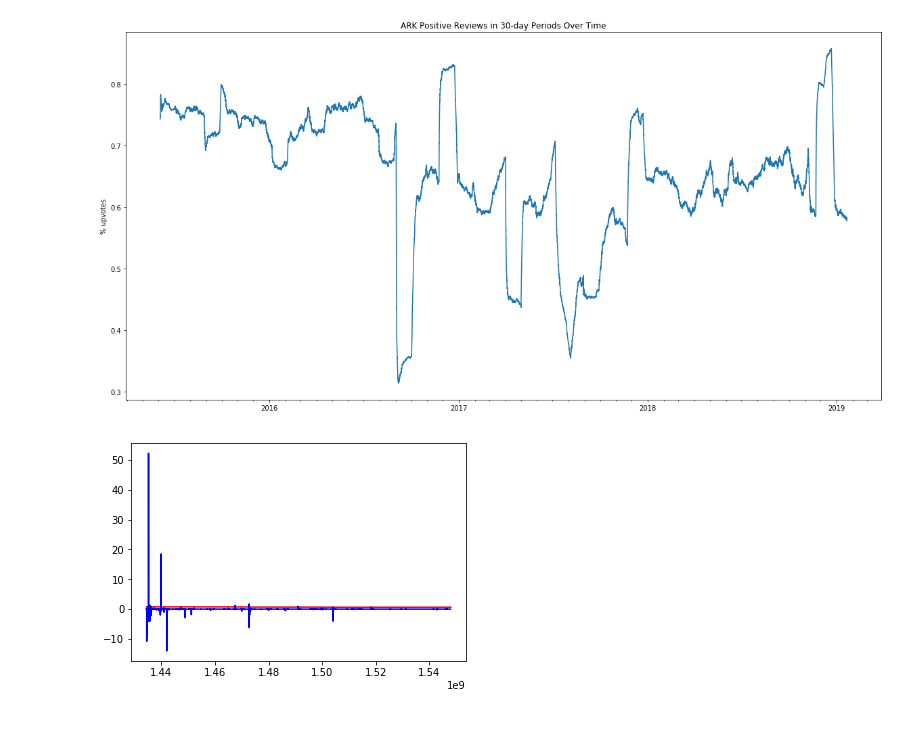
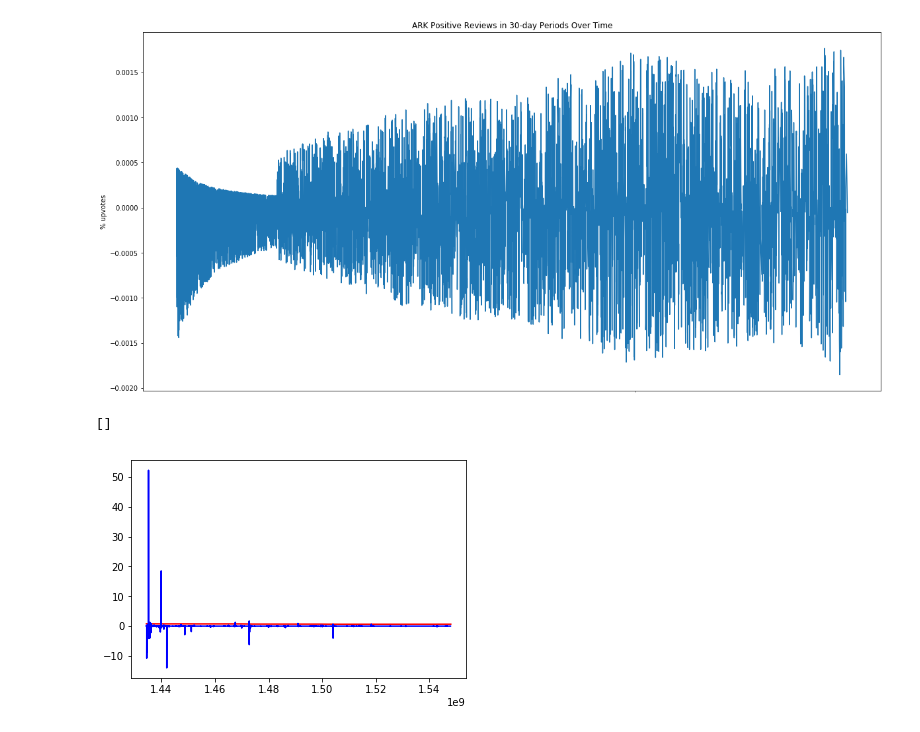
Before and after one commit to tblair7/Gathering_Steam, a Jupyter notebook: plot_windowed_data.ipynb, the cells around one changed output. Saved outputs shown, nothing was run; the diff lists cells and outputs as text; code cells hidden in the pictures.

Commit message:
windowing functions changed to incorporate sentiment analysis

```diff
--- a/plot_windowed_data.ipynb
+++ b/plot_windowed_data.ipynb
@@ -15,2 +17,9 @@ from matplotlib.dates import DateFormatter
 # %%
-df = pckl.load(open('ARK_30day_window_df.pckl','rb'))
+df = pckl.load(open('ARK_7day_vader.pckl','rb'))
+# %%
+params = {'game': 'ARK',
+          'window_days': 7,
+          'save_df': True,
+          'shift': 1}
+# %%
+avg_sent_df = windowing_function_vader.window_vader(df, params)
@@ -17,24 +35,36 @@ df = pckl.load(open('ARK_30day_window_df.pckl','rb'))
 # %%
 years = mdates.YearLocator()
 months = mdates.MonthLocator()
 yearsFmt = mdates.DateFormatter('%Y')
 
-date = df['time_of_review'].iloc[1000:]
+date = df['time_of_review'].iloc[1000:10000]
 percent = df['percent_window'].iloc[1000:]
+
+#comp_sent_raw = df['comp_sent_raw'].iloc[1000:]
+#comp_sent_nostop = df['comp_sent_nostop'].iloc[1000:]
+#pos_sent_nostop = df['pos_sent_nostop'].iloc[1000:]
+#neg_sent_nostop = df['neg_sent_nostop'].iloc[1000:]
+
+avg_sent_nostop = avg_sent_df['comp_sent_nostop_window'].iloc[1000:]
+avg_sent_raw = avg_sent_df['comp_sent_raw_window'].iloc[1000:10000]
+
+
+#total_sent = pos_sent_nostop - neg_sent_nostop - comp_sent_nostop
 
 #ax = plt.figure(figsize=(20,10))
 fig, ax = plt.subplots(figsize=(20,10))
 
-ax.plot(date, percent)
+#ax.plot(date, percent, 'k', date, avg_sent_nostop, 'bs', date, avg_sent_raw, 'g^')
+ax.plot(date, avg_sent_raw)
 
 
 ax.xaxis.set_major_locator(years)
 ax.xaxis.set_major_formatter(yearsFmt)
 ax.xaxis.set_minor_locator(months)
 
 plt.ylabel('% upvotes')
 plt.title('ARK Positive Reviews in 30-day Periods Over Time')
 
 plt.show()
 # %% [output]
-[figure, old version]
+[figure, new version]
@@ -43,3 +73,7 @@ plt.show()
+# %%
+b
+# %% [output]
+[]
 # %%
 data = pd.DataFrame([])
 
```
Also changed, not shown: parts of 4 cells of this notebook, 1 other file.
